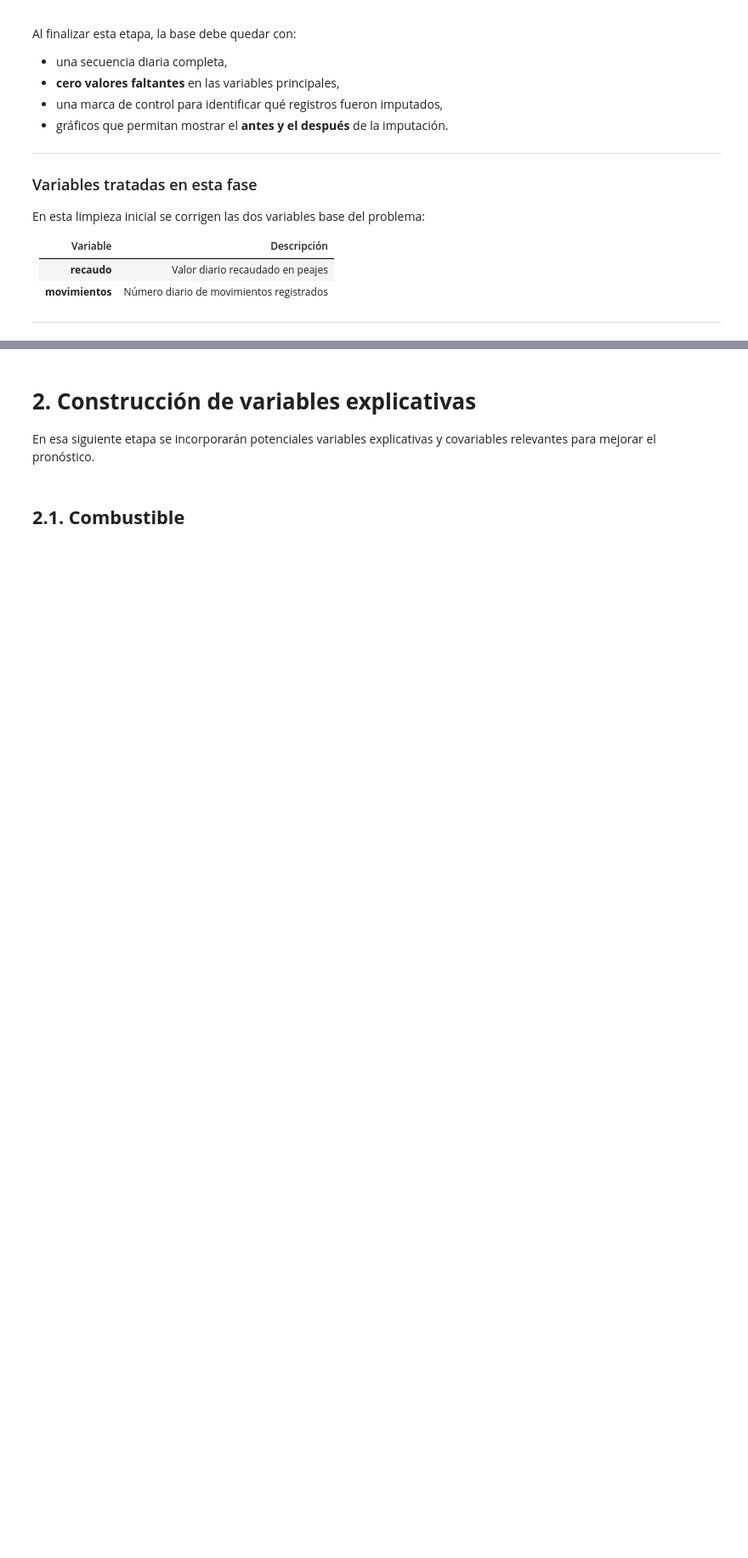
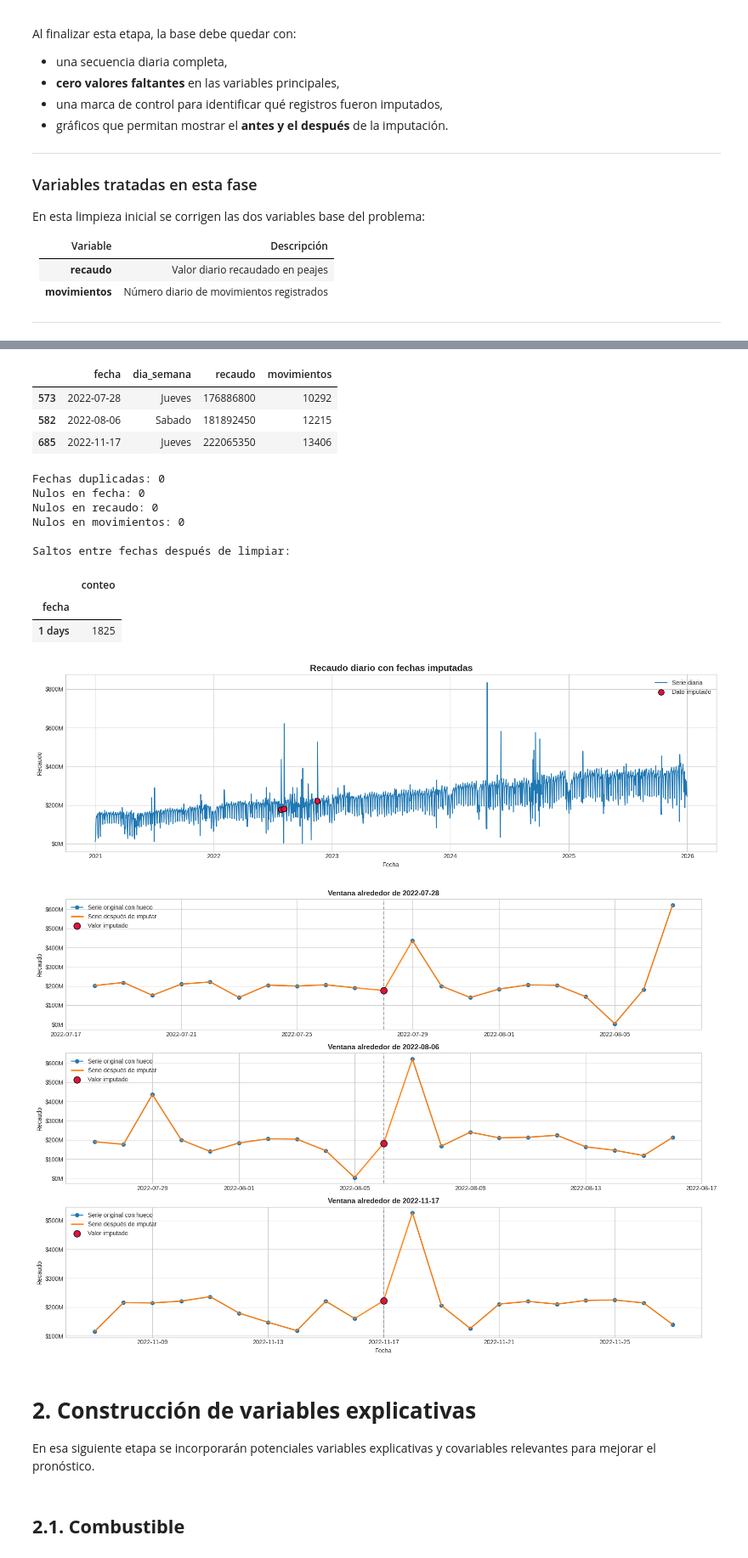
Before and after one commit to prometricas/Peajes_Laura_Toro, a Jupyter notebook: Peajes_1.ipynb, the cells around one changed output, grey strips where cells are left out. Shown at 85% size. Cells and saved outputs as stored; diff of their text form; code cells hidden in the pictures; blank space fills up the shorter version.

```diff
--- a/Peajes_1.ipynb
+++ b/Peajes_1.ipynb
@@ -283,10 +283,5 @@ plt.show()
 # ------------------------------------------------------------
 # 8. Guardo la base limpia de Fase 1
 # ------------------------------------------------------------
-
 base = base.sort_values("fecha").reset_index(drop=True)
-
-ruta_salida = "/content/data_peajes_fase1.xlsx"
-base.to_excel(ruta_salida, index=False)
-
-print(f"\nArchivo limpio guardado en: {ruta_salida}")
+# %% [output]
@@ -293,3 +306,18 @@ print(f"\nArchivo limpio guardado en: {ruta_salida}")
+|  | fecha | dia_semana | recaudo | movimientos |
+| 573 | 2022-07-28 | Jueves | 176886800 | 10292 |
+| 582 | 2022-08-06 | Sabado | 181892450 | 12215 |
+| 685 | 2022-11-17 | Jueves | 222065350 | 13406 |
+Fechas duplicadas: 0
+Nulos en fecha: 0
+Nulos en recaudo: 0
+Nulos en movimientos: 0
+
+Saltos entre fechas después de limpiar:
+|  | conteo |
+| fecha |  |
+| 1 days | 1825 |
+[figure, added]
+[figure, added]
 # %% [markdown]
 # **2. Construcción de variables explicativas**
 En esa siguiente etapa se incorporarán potenciales variables explicativas y covariables relevantes para mejorar el pronóstico.
```
Also changed, not shown: parts of 3 cells of this notebook.
